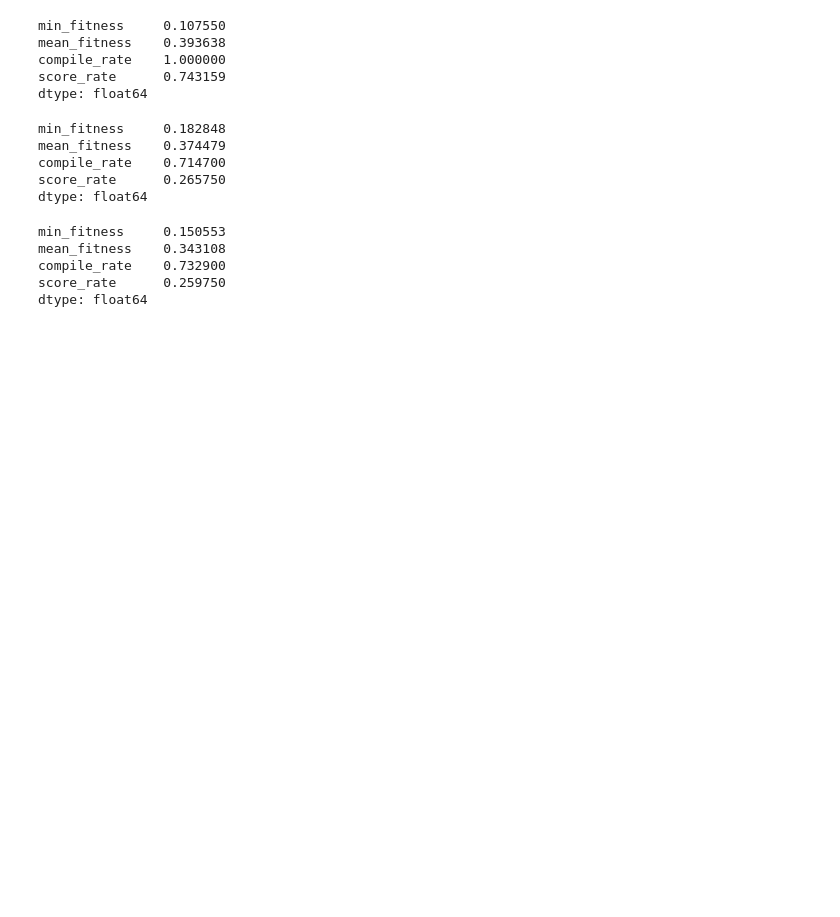
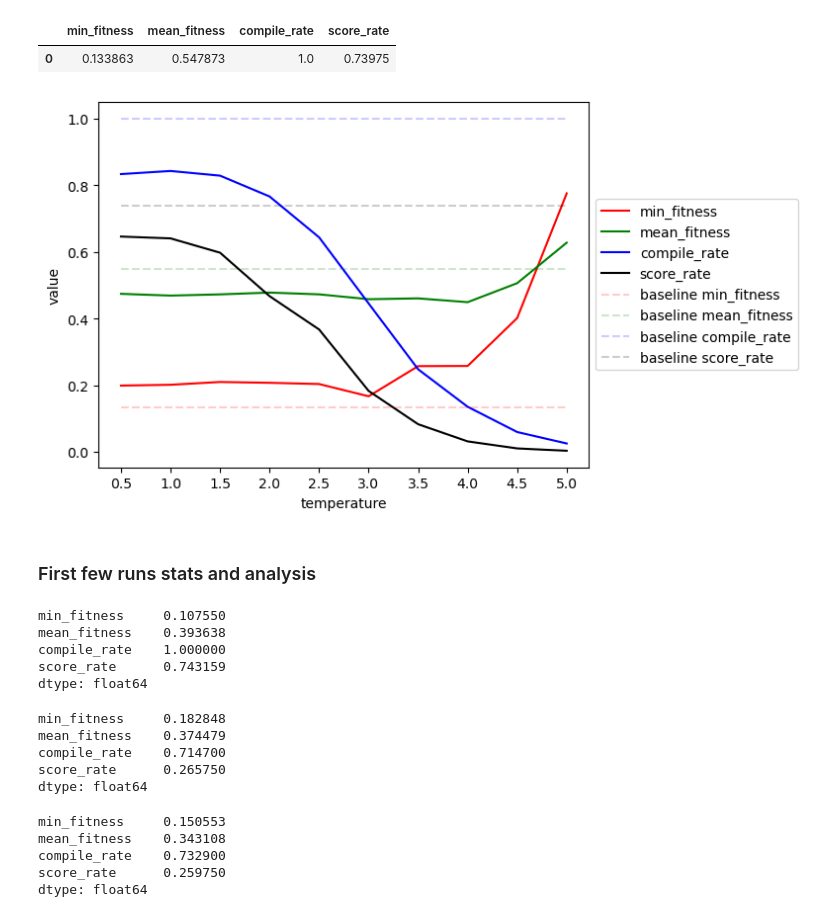
Before and after one commit to AmziJeffs/ARCPrize2024, a Jupyter notebook: genetic algorithm/fitness data charts.ipynb, the cells around one changed output. Cells and saved outputs as stored; diff of their text form; code cells hidden in the pictures; blank space fills up the shorter version.

Commit message:
Plot temperature experiments

```diff
--- a/genetic algorithm/fitness data charts.ipynb
+++ b/genetic algorithm/fitness data charts.ipynb
@@ -42,0 +62,6 @@ def compute_summary_stats(df):
+# %%
+temp_results = {}
+temps = [0.5, 1.0, 1.5, 2.0, 2.5, 3.0, 3.5, 4.0, 4.5, 5.0]
+labels = ['d56f2372', '1e97544e', '3490cc26', 'bf699163', '2037f2c7']
+for temp in temps:
+    temp_results[temp] = compute_summary_stats(load_log_to_dataframe(f'fitness data/temperature experiments/temp{temp}.json'))
@@ -42,0 +85,6 @@ def compute_summary_stats(df):
+# %%
+for temp in temps:
+    print(f"Temperature = {temp}")
+    print(temp_results[temp])
+    print("")
+    print("")
@@ -42,0 +109,5 @@ def compute_summary_stats(df):
+# %%
+means_by_temp = pd.concat([pd.DataFrame(temp_results[temp].mean(axis = 0)) for temp in temps], axis = 1)
+means_by_temp.columns = temps
+means_by_temp = means_by_temp.transpose()
+means_by_temp['temperature'] = means_by_temp.index
@@ -43 +128,29 @@ def compute_summary_stats(df):
+# %%
+baseline_avgs = pd.DataFrame(baseline_summary.loc[labels].mean(axis = 0)).transpose()
+baseline_avgs
+# %% [output]
+|  | min_fitness | mean_fitness | compile_rate | score_rate |
+| 0 | 0.133863 | 0.547873 | 1.0 | 0.73975 |
+# %%
+palette = ['r', 'g', 'b', 'k']
+ax = sns.lineplot(data = pd.melt(means_by_temp, 'temperature'),
+                  x = 'temperature',
+                  y = 'value',
+                  hue = 'variable',
+                  palette = palette,
+                 )
+for i, var in enumerate(['min_fitness', 'mean_fitness', 'compile_rate', 'score_rate']):
+    ax.plot([temps[0], temps[-1]],
+            [baseline_avgs[var],baseline_avgs[var]],
+            f"{palette[i]}--",
+            label = f"baseline {var}",
+            alpha = 0.2,
+           )
+plt.legend(loc='center left', bbox_to_anchor=(1, 0.5))
+ax.set_xticks(temps)
+plt.show()
+# %% [output]
+[figure, added]
+# %% [markdown]
+### First few runs stats and analysis
 # %%
```
Also changed, not shown: parts of 13 cells of this notebook.
